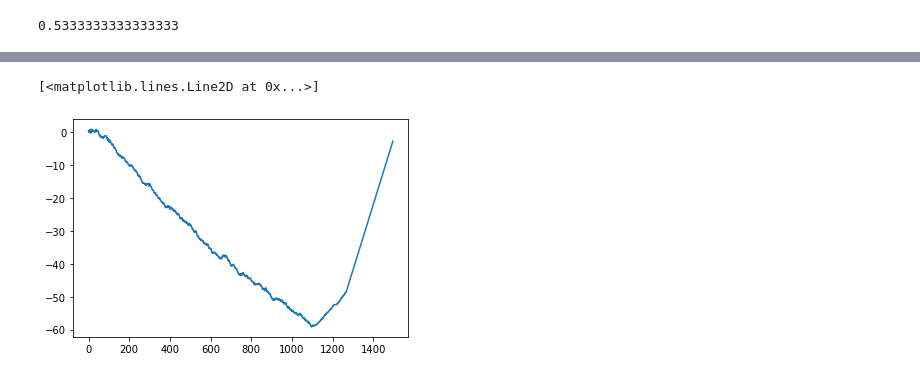
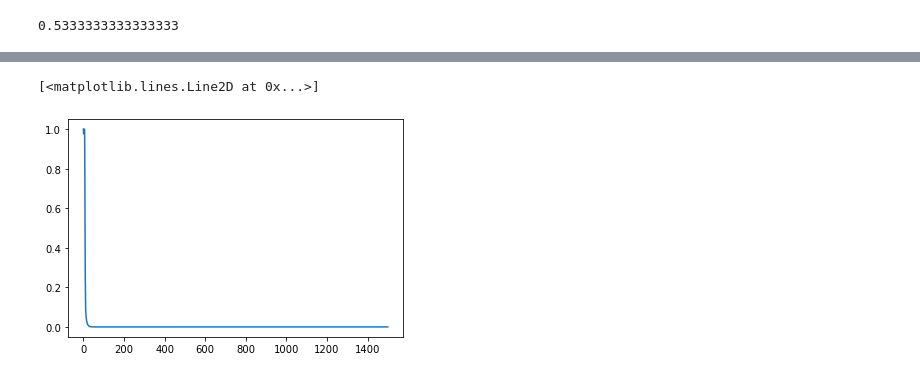
Before and after one commit to spertus/UI-TS, a Jupyter notebook: Code/empiricalBernstein.ipynb, the cells around one changed output, grey strips where cells are left out. Drawn from its saved outputs; the diff is of its cells as text; code cells hidden in the pictures.

```diff
--- a/Code/empiricalBernstein.ipynb
+++ b/Code/empiricalBernstein.ipynb
@@ -10,12 +10,12 @@ from utils import sprt_mart, get_eb_p_value, eb_selector, psi_E, v_i, pm_lambda
 import pypoman
 np.random.seed(123456789)
 # %%
-#stratum_1 = np.maximum(0, np.minimum(np.random.normal(loc = 0.5, scale = 0.05, size = 500), 1))
-#stratum_2 = np.maximum(0, np.minimum(np.random.normal(loc = 0.8, scale = 0.05, size = 500), 1))
-#stratum_3 = np.maximum(0, np.minimum(np.random.normal(loc = 0.4, scale = 0.05, size = 50), 1))
-stratum_1 = np.ones(500) * 0.5
-stratum_2 = np.ones(500) * 0.8
-stratum_3 = np.ones(500) * 0.3
+stratum_1_mean = 0.5
+stratum_2_mean = 0.8
+stratum_3_mean = 0.3
+stratum_1 = np.ones(500) * stratum_1_mean
+stratum_2 = np.ones(500) * stratum_2_mean
+stratum_3 = np.ones(500) * stratum_3_mean
 strata = [stratum_1, stratum_2, stratum_3]
 np.mean(np.concatenate(strata))
 # %% [output]
@@ -23,4 +23,4 @@ np.mean(np.concatenate(strata))
 # %%
 log_mart, p_value, selected_strata, eta_star_mat = get_eb_p_value(strata = strata, gamma = 1, fixed_strategy = True)
 # %%
-log_marts, p_value = get_eb_p_value(strata = strata, fixed_strategy = False)
+log_marts, p_value, minimizing_etas, min_index, stratum_counts = get_eb_p_value(strata = strata, fixed_strategy = False)
@@ -29,8 +58,9 @@ UnboundLocalError: local variable 'mart' referenced before assignment
 # %%
-plt.plot(log_mart)
+#p_value
+plt.plot(p_value)
 # %% [output]
 [<matplotlib.lines.Line2D at 0x...>]
-[figure, old version]
+[figure, new version]
 # %%
 gamma = 1
 run_in = 10
```
Also changed, not shown: parts of 14 cells of this notebook, 1 other file.
